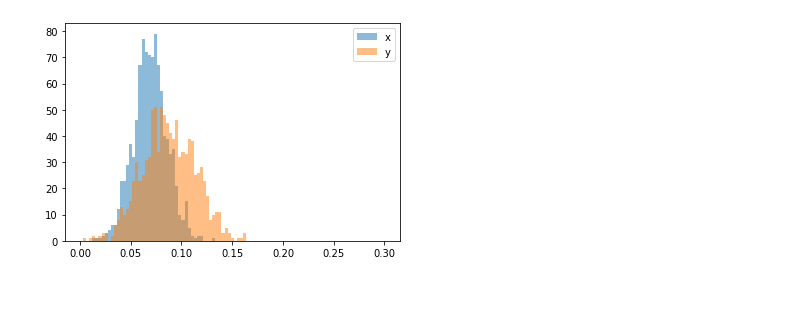
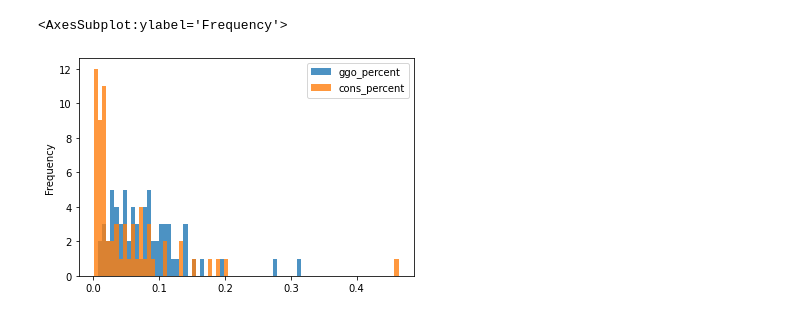
Before and after one commit to Timothy102/ct-ris, a Jupyter notebook: Interpret.ipynb, the cells around one changed output. Cells and saved outputs as stored; diff of their text form; code cells hidden in the pictures.

```diff
--- a/Interpret.ipynb
+++ b/Interpret.ipynb
@@ -23,2 +5,0 @@ results_df['summa'].std()
-# %%
-ones = results_df.loc[(results_df["label"] == 1)]
@@ -76,9 +44,8 @@ plt.plot(bins, 1/(scale * np.sqrt(2 * np.pi)) *
-# %%
-bins = np.linspace(-0.0, 0.3, 100)
-
-plt.hist(value, bins, alpha=0.5, label='x')
-plt.hist(value1, bins, alpha=0.5, label='y')
-plt.legend(loc='upper right')
-plt.show()
-# %% [output]
-[figure, removed]
+# %%
+ones = ones[['ggo_percent', 'cons_percent']]
+zeros = zeros[['ggo_percent', 'cons_percent']]
+# %%
+ones.plot.hist(bins = 75, alpha = 0.8)
+# %% [output]
+<AxesSubplot:ylabel='Frequency'>
+[figure, added]
```
Also changed, not shown: parts of 19 cells of this notebook, 1 other file.
